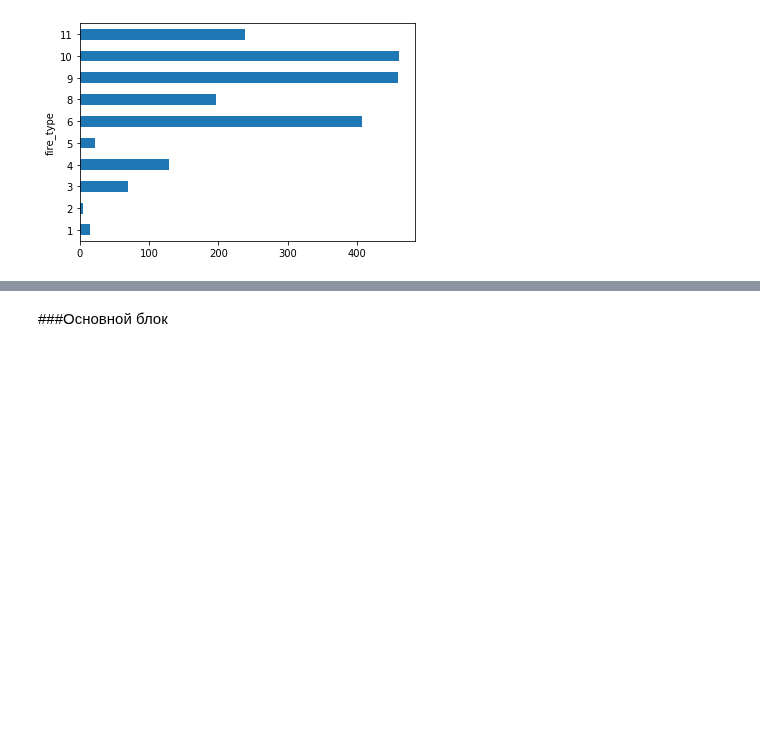
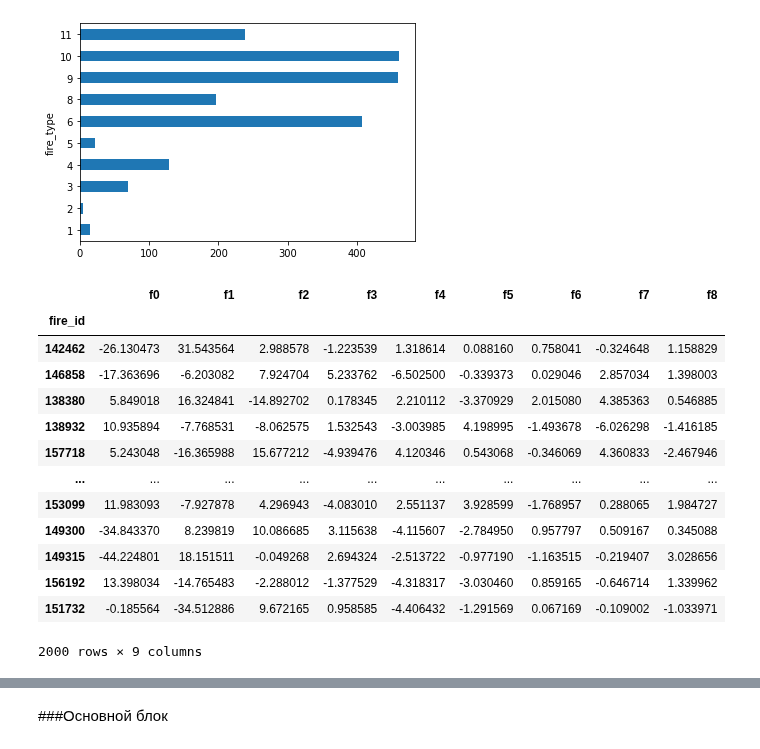
Before and after one commit to andygoosh/wildfire.sberbank.ai, a Jupyter notebook: workinprogress.ipynb, the cells around one changed output, grey strips where cells are left out. Drawn from its saved outputs; the diff is of its cells as text; code cells hidden in the pictures; blank space fills up the shorter version.

```diff
--- a/workinprogress.ipynb
+++ b/workinprogress.ipynb
@@ -236,6 +245,23 @@ fire_type
 11    238
 Name: fire_type, dtype: int64
 [figure]
+# %%
+X
+# %% [output]
+|  | f0 | f1 | f2 | f3 | f4 | f5 | f6 | f7 | f8 |
+| fire_id |  |  |  |  |  |  |  |  |  |
+| 142462 | -26.130473 | 31.543564 | 2.988578 | -1.223539 | 1.318614 | 0.088160 | 0.758041 | -0.324648 | 1.158829 |
+| 146858 | -17.363696 | -6.203082 | 7.924704 | 5.233762 | -6.502500 | -0.339373 | 0.029046 | 2.857034 | 1.398003 |
+| 138380 | 5.849018 | 16.324841 | -14.892702 | 0.178345 | 2.210112 | -3.370929 | 2.015080 | 4.385363 | 0.546885 |
+| 138932 | 10.935894 | -7.768531 | -8.062575 | 1.532543 | -3.003985 | 4.198995 | -1.493678 | -6.026298 | -1.416185 |
+| 157718 | 5.243048 | -16.365988 | 15.677212 | -4.939476 | 4.120346 | 0.543068 | -0.346069 | 4.360833 | -2.467946 |
+| ... | ... | ... | ... | ... | ... | ... | ... | ... | ... |
+| 153099 | 11.983093 | -7.927878 | 4.296943 | -4.083010 | 2.551137 | 3.928599 | -1.768957 | 0.288065 | 1.984727 |
+| 149300 | -34.843370 | 8.239819 | 10.086685 | 3.115638 | -4.115607 | -2.784950 | 0.957797 | 0.509167 | 0.345088 |
+| 149315 | -44.224801 | 18.151511 | -0.049268 | 2.694324 | -2.513722 | -0.977190 | -1.163515 | -0.219407 | 3.028656 |
+| 156192 | 13.398034 | -14.765483 | -2.288012 | -1.377529 | -4.318317 | -3.030460 | 0.859165 | -0.646714 | 1.339962 |
+| 151732 | -0.185564 | -34.512886 | 9.672165 | 0.958585 | -4.406432 | -1.291569 | 0.067169 | -0.109002 | -1.033971 |
+2000 rows × 9 columns
 # %%
 import sklearn.ensemble
 
```
Also changed, not shown: parts of 11 cells of this notebook.
